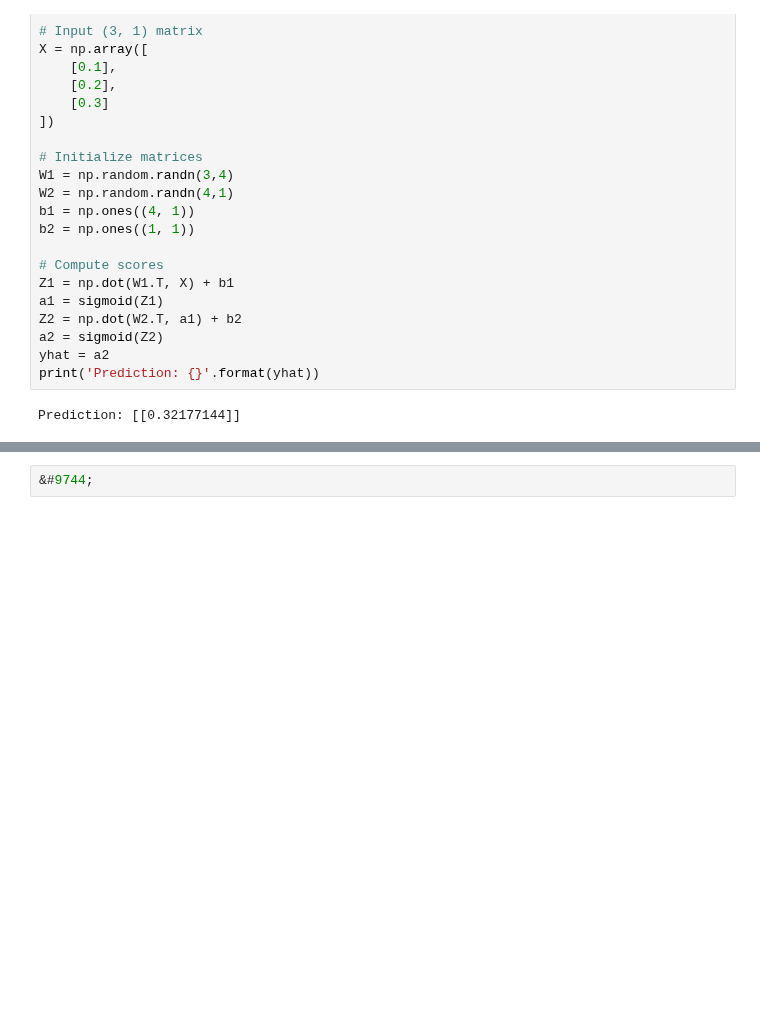
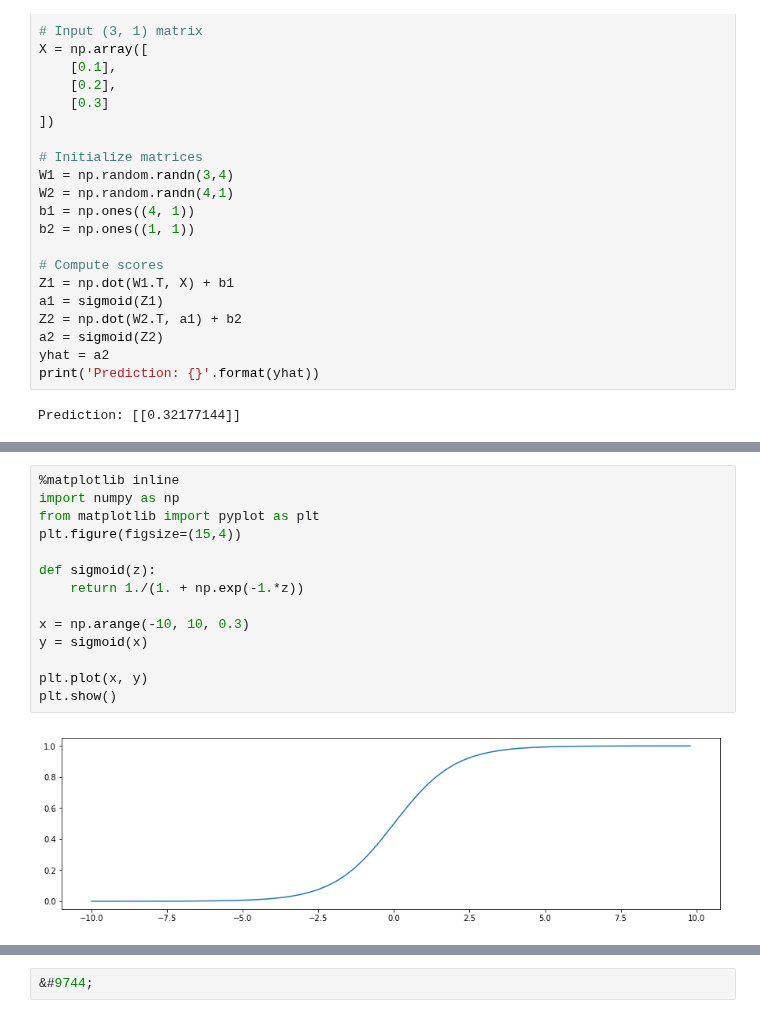
Before and after one commit to rogergranada/MOOCs, a Jupyter notebook: Coursera/Deeplearning.ai/Neural Networks and Deep Learning/Week 3/Neural Networks - Vectorizing through all examples.ipynb, the cells around one changed output, grey strips where cells are left out. Saved outputs shown, nothing was run; the diff lists cells and outputs as text; blank space fills up the shorter version.

```diff
--- a/Coursera/Deeplearning.ai/Neural Networks and Deep Learning/Week 3/Neural Networks - Vectorizing through all examples.ipynb
+++ b/Coursera/Deeplearning.ai/Neural Networks and Deep Learning/Week 3/Neural Networks - Vectorizing through all examples.ipynb
@@ -169,0 +262,16 @@ Prediction: [[0.32177144]]
+# %%
+%matplotlib inline
+import numpy as np
+from matplotlib import pyplot as plt
+plt.figure(figsize=(15,4))
+
+def sigmoid(z):
+    return 1./(1. + np.exp(-1.*z))
+
+x = np.arange(-10, 10, 0.3)
+y = sigmoid(x)
+
+plt.plot(x, y)
+plt.show()
+# %% [output]
+[figure, added]
```
Also changed, not shown: parts of 25 cells of this notebook.
